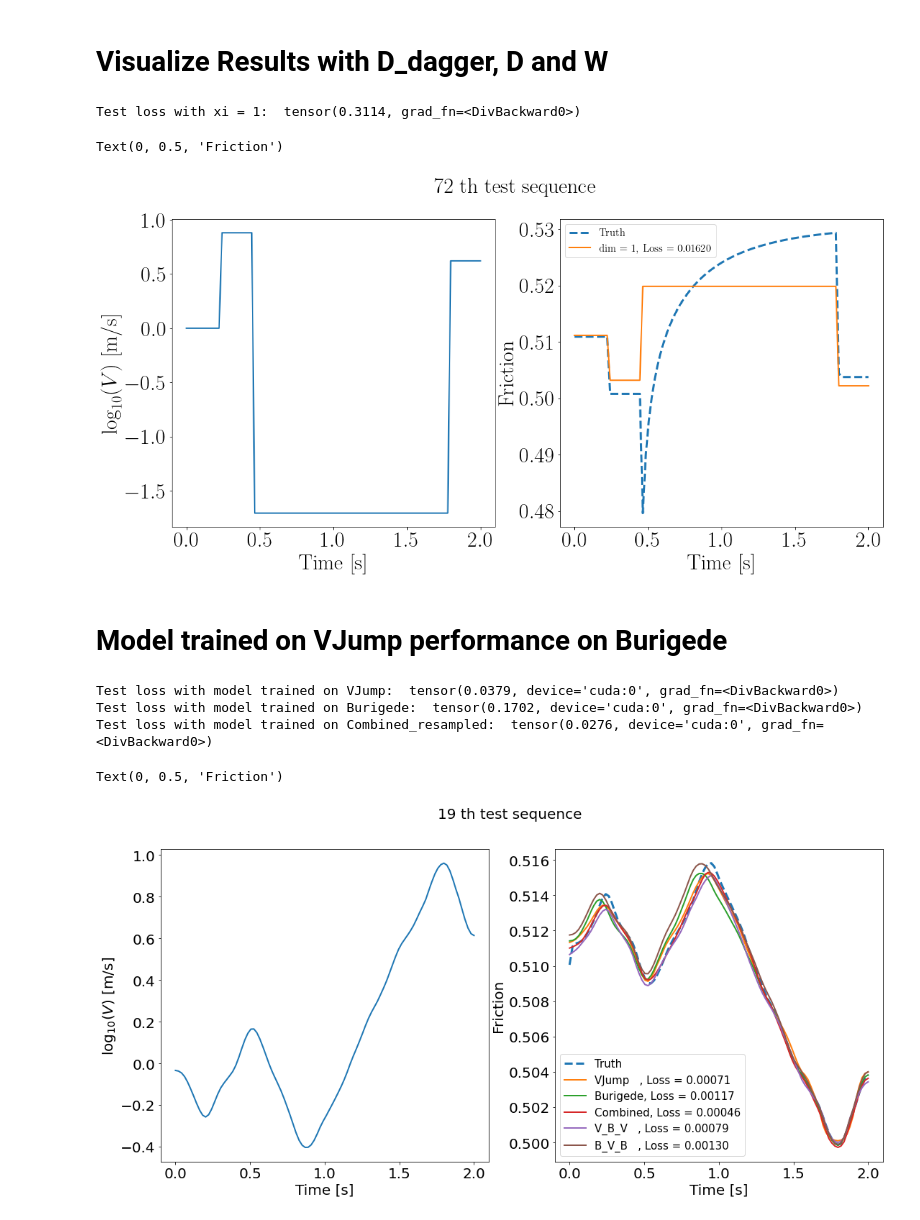
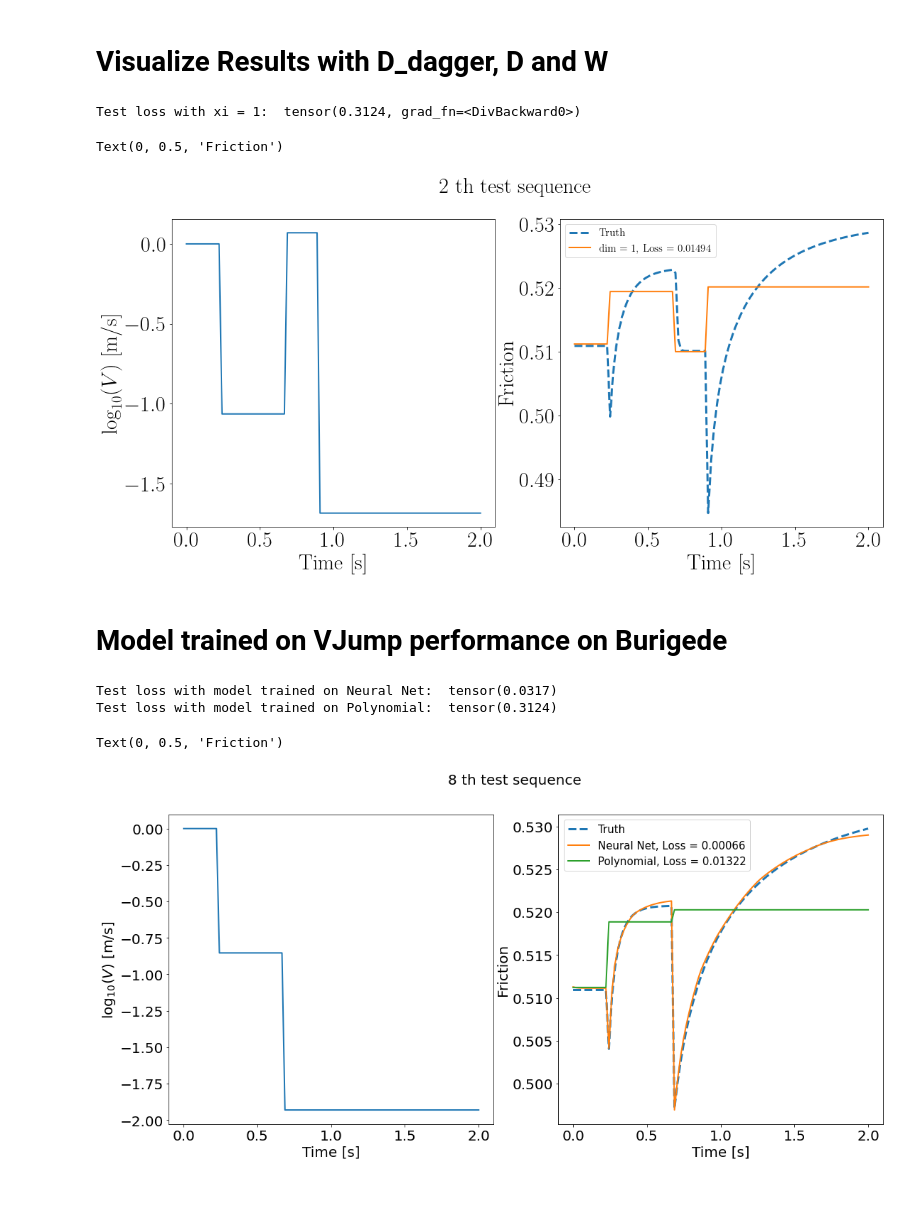
Before and after one commit to Shengduo/RateAndStateWithPotential, a Jupyter notebook: VisualizeResults.ipynb, the cells around one changed output. Drawn from its saved outputs; the diff is of its cells as text; code cells hidden in the pictures; blank space fills up the shorter version.

```diff
--- a/VisualizeResults.ipynb
+++ b/VisualizeResults.ipynb
@@ -115,7 +115,7 @@ from FrictionNNModels import PotentialsFricCorrection, Loss, train1Epoch, PP, Re
 dim_xis = [1]
 
 # ModelPrefix
-modelPrefix = "Trial0216_smallDRS_smallA_400_PN"
+modelPrefix = "Trial0216_smallDRS_smallA_400_PN_separate_p"
 dict_flag = True
 
 # dim_xis = [1, 2, 4, 8]
@@ -159,7 +159,7 @@ if manipulateFlag:
 
     this_f_preds = [x for x in this_f_preds_new]
 # %% [output]
-Test loss with xi = 1:  tensor(0.3114, grad_fn=<DivBackward0>)
+Test loss with xi = 1:  tensor(0.3124, grad_fn=<DivBackward0>)
 # %%
 from matplotlib import rc
 rc('font',**{'family':'sans-serif','sans-serif':['Helvetica']})
@@ -201,7 +201,7 @@ axs[1].set_xlabel("Time [s]", fontsize=fsize)
 axs[1].set_ylabel("Friction", fontsize=fsize)
 # %% [output]
 Text(0, 0.5, 'Friction')
-[figure, old version]
+[figure, new version]
 # %% [markdown]
 # Model trained on VJump performance on Burigede
 # %%
@@ -280,15 +280,16 @@ testDataLoader = DataLoader(
     **dataloader_kwargs,
 )
 # %%
-from FrictionNNModels import PotentialsFricCorrection, Loss, train1Epoch, PP, ReLUSquare, FricCorrection
+from FrictionNNModels import PotentialsFricCorrection, Loss, train1Epoch, PP, ReLUSquare, FricCorrection, PN, PotentialsPolyCorrection, load_model
 
-# dim_xis = [1, 2, 4, 8]
 models = []
 dim_xi = 1
+dict_flags = [False, True]
+modelPrefixs = ["Trial0216_smallDRS_smallA_400",
+                "Trial0216_smallDRS_smallA_400_PN_separate_p"]
+legends = ["Neural Net", "Polynomial"]
 for idx, modelPrefix in enumerate(modelPrefixs):
-    # model_this = torch.load("./model/" + modelPrefix + "_dimXi_" + str(dim_xi) + "_FG.pth")
-    model_this = torch.load("./model/" + modelPrefix + "_dimXi_" + str(dim_xi) + ".pth")
-
+    model_this = load_model(modelPrefix, device, dim_xi, dict_flags[idx])
     models.append(model_this)
     res_corr = train1Epoch(testDataLoader, Loss, model_this, 2, 0., False).detach()
     print("Test loss with model trained on {0}: ".format(legends[idx]), res_corr)
@@ -324,47 +325,45 @@ if manipulateFlag:
 
     this_f_preds = [x for x in this_f_preds_new]
 # %% [output]
-Test loss with model trained on VJump:  tensor(0.0379, device='cuda:0', grad_fn=<DivBackward0>)
-Test loss with model trained on Burigede:  tensor(0.1702, device='cuda:0', grad_fn=<DivBackward0>)
-Test loss with model trained on Combined_resampled:  tensor(0.0276, device='cuda:0', grad_fn=<DivBackward0>)
+Test loss with model trained on Neural Net:  tensor(0.0317)
+Test loss with model trained on Polynomial:  tensor(0.3124)
 # %%
 fsize = 20
 
 # Only plot certain lines
-# legends = ["VJump", "Burigede", "Combined_resampled", "Combined", "V_B", "B_V", "V_B_V", "B_V_B"]
-plotFlags = [True,    True,       False,                True,       False, False, True,    True]
+plotFlags = [True,    True]
 
 # Plot a fitted sequence
 def cal_Loss(f, f_targ, t, p=2):
     return torch.pow(
         torch.trapezoid(torch.pow(torch.abs(f - f_targ), p), t) / torch.trapezoid(torch.pow(torch.abs(f_targ), p), t),
         1./ p
     )
 
 idx = torch.randint(len(testDataset), (1, ))[0]
-idx = 19
+idx = 8
 fig, axs = plt.subplots(1, 2, figsize=(18, 8))
 axs[0].tick_params(axis='both', which='major', labelsize=fsize)
 axs[1].tick_params(axis='both', which='major', labelsize=fsize)
 
 fig.suptitle("{0} th test sequence".format(idx), fontsize=20)
 
 axs[0].plot(this_ts[idx, :], torch.log10(this_Vs[idx, :]), linewidth=2.0)
 axs[0].set_xlabel("Time [s]", fontsize=fsize)
 axs[0].set_ylabel("$\log_{10}(V)$ [m/s]", fontsize=fsize)
 
 axs[1].plot(this_ts[idx, :], this_fs[idx, :], '--', linewidth=3.0, label='Truth')
 
 
 for plotFlag, legend, this_f_preds_withCorrection in zip(plotFlags, legends, this_f_preds):
     if plotFlag:
         this_loss = cal_Loss(this_f_preds_withCorrection[idx, :], this_fs[idx, :], this_ts[idx, :])
         axs[1].plot(this_ts[idx, :], this_f_preds_withCorrection[idx, :], linewidth=2.0, label='{0:<8}, Loss = {1:.5f}'.format(legend, this_loss))
 
 axs[1].legend(fontsize=15)
 # axs[1].set_ylim(0.3, 0.6)
 axs[1].set_xlabel("Time [s]", fontsize=fsize)
 axs[1].set_ylabel("Friction", fontsize=fsize)
 # %% [output]
 Text(0, 0.5, 'Friction')
-[figure, old version]
+[figure, new version]
```
Also changed, not shown: 2 other files.
